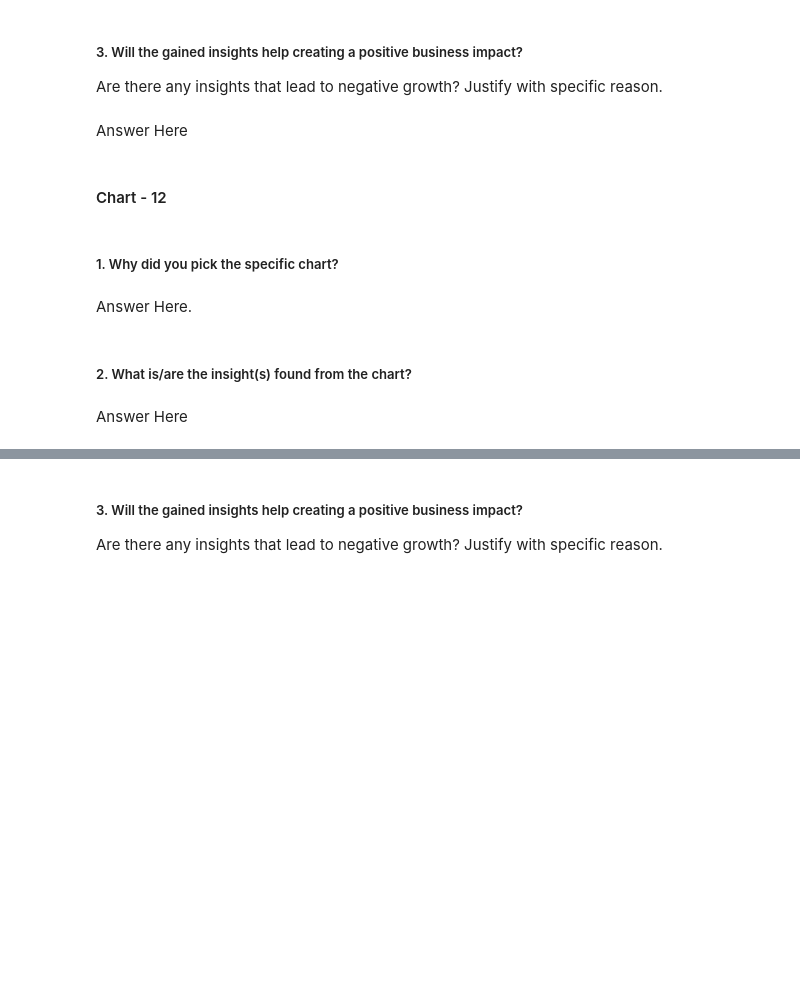
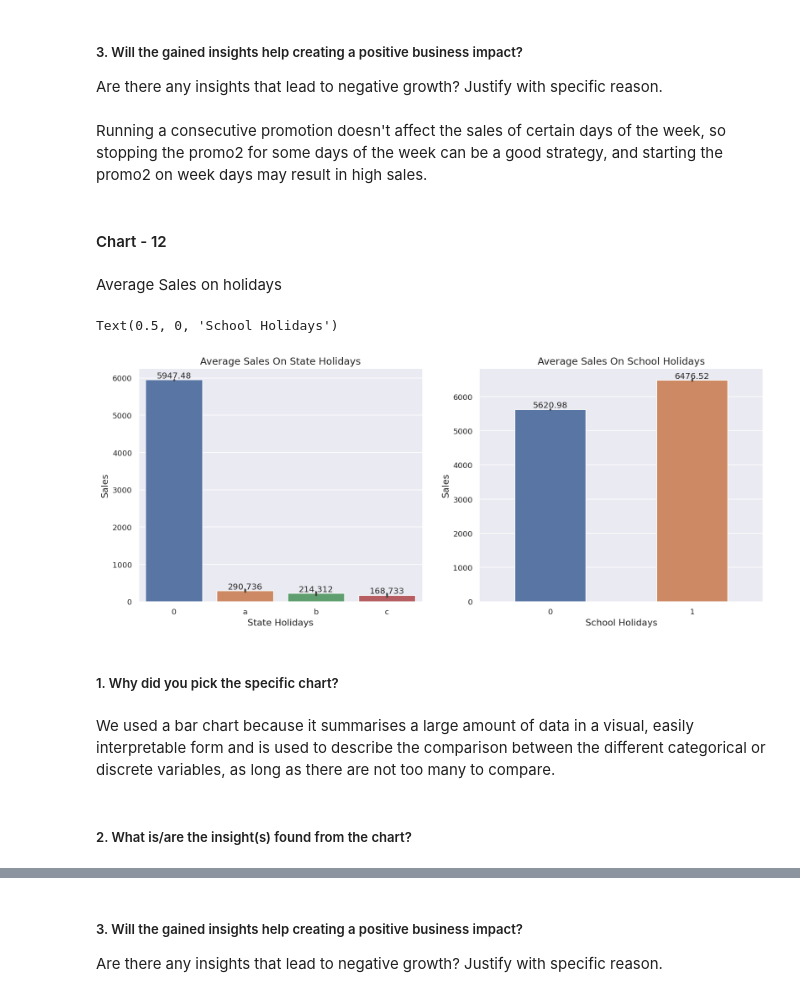
Before and after one commit to abhijain1216/Retail-Sales-Prediction-Regression-Project, a Jupyter notebook: Retail_Sales_Prediction_Regression_Project.ipynb, the cells around one changed output, grey strips where cells are left out. Saved outputs shown, nothing was run; the diff lists cells and outputs as text; code cells hidden in the pictures; blank space fills up the shorter version.

```diff
--- a/Retail_Sales_Prediction_Regression_Project.ipynb
+++ b/Retail_Sales_Prediction_Regression_Project.ipynb
@@ -965,7 +1084,7 @@ Answer Here
 # %% [markdown]
 ##### 3. Will the gained insights help creating a positive business impact?
 Are there any insights that lead to negative growth? Justify with specific reason.
-# %% [markdown]
-Answer Here
+# %% [markdown]
+Running a consecutive  promotion doesn't affect the sales of certain days of the week, so stopping the promo2 for some days of the week can be a good strategy, and starting the promo2 on week days may result in high sales.
 # %% [markdown]
 #### Chart - 12
@@ -974,8 +1091,28 @@ Answer Here
+# %% [markdown]
+Average Sales on holidays
+# %%
+# Chart - 12 visualization code
+
+# Visualization of average sales on State Holidays
+fig,ax = plt.subplots(1,2,figsize = (16,6),dpi = 120)
+sns.barplot(data = rossmann_sales_df, x = 'StateHoliday',y = 'Sales',ax = ax[0])
+ax[0].bar_label(ax[0].containers[0], label_type='edge',size = 12)
+ax[0].set_title('Average Sales On State Holidays',fontsize=14)
+ax[0].set_ylabel('Sales',fontsize=13)
+ax[0].set_xlabel('State Holidays',fontsize=13)
+
+# Visualization of average sales on School Holidays
+sns.barplot(data = rossmann_sales_df, x = 'SchoolHoliday',y = 'Sales',ax = ax[1],width = 0.5)
+ax[1].bar_label(ax[1].containers[0], label_type='edge',size = 12)
+ax[1].set_title('Average Sales On School Holidays',fontsize=14)
+ax[1].set_ylabel('Sales',fontsize=13)
+ax[1].set_xlabel('School Holidays',fontsize=13)
+# %% [output]
+Text(0.5, 0, 'School Holidays')
+[figure, added]
 # %% [markdown]
 ##### 1. Why did you pick the specific chart?
-# %% [markdown]
-Answer Here.
+# %% [markdown]
+We used a bar chart because it summarises a large amount of data in a visual, easily interpretable form and is used to describe the comparison between the different categorical or discrete variables, as long as there are not too many to compare.
 # %% [markdown]
 ##### 2. What is/are the insight(s) found from the chart?
-# %% [markdown]
-Answer Here
```
Also changed, not shown: parts of 58 cells of this notebook.
